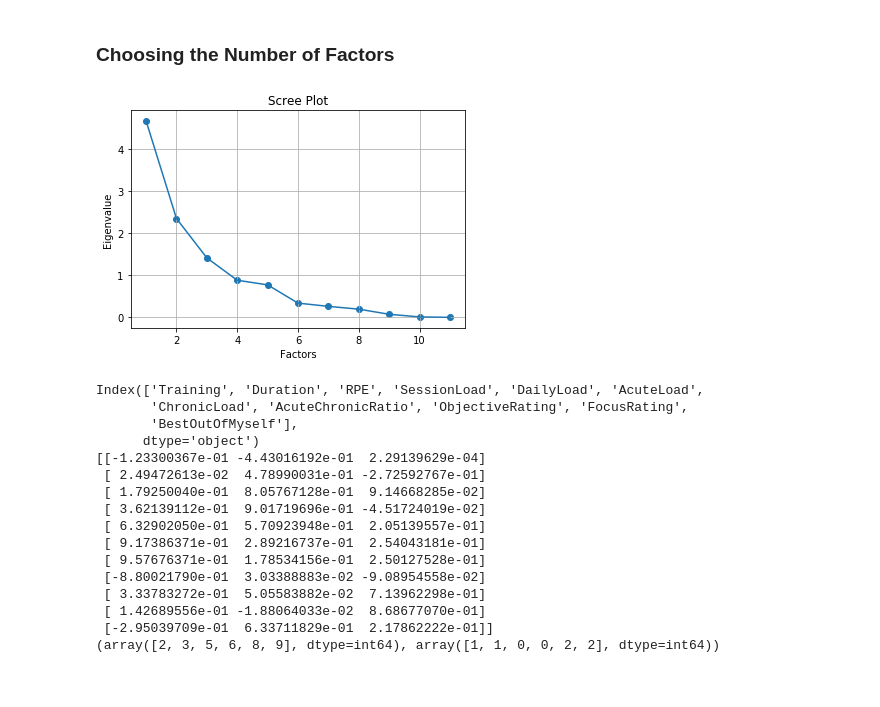
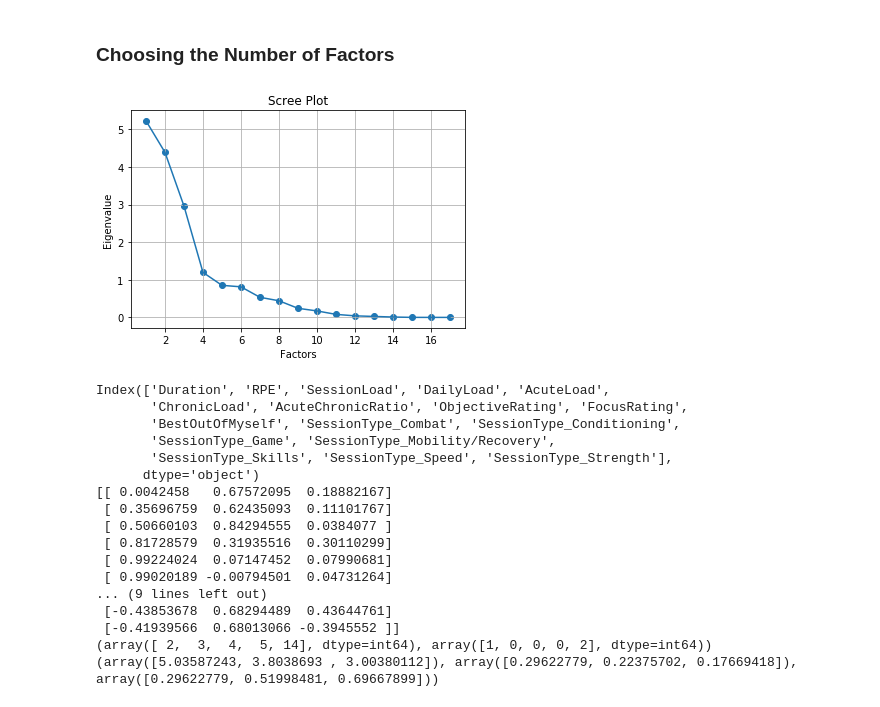
Before and after one commit to JoeRoussy/sta2453-project-1, a Jupyter notebook: rpe_factor_analysis.ipynb, the cells around one changed output. Cells and saved outputs as stored; diff of their text form; code cells hidden in the pictures.

Commit message:
separated no and yes trainings.

```diff
--- a/rpe_factor_analysis.ipynb
+++ b/rpe_factor_analysis.ipynb
@@ -159,0 +155,5 @@ We still need to drop date and player id before I make the factor analysis datas
+# %%
+print(len(rpe_df))
+training_yes = rpe_df[rpe_df['Training'] == 1].drop(['Training'], axis=1)
+training_no = rpe_df[rpe_df['Training'] == 0].drop(['Training'], axis=1)
+print(len(training_yes))
@@ -159,0 +197,8 @@ We still need to drop date and player id before I make the factor analysis datas
+# %%
+print(len(training_yes))
+tmp_df = training_no[training_no['SessionType']=='Conditioning']
+training_yes = pd.concat([training_yes, tmp_df])
+print(len(training_yes))
+print(len(training_no))
+training_no = training_no[training_no['SessionType'].isnull()]
+print(len(training_no))
@@ -160,4 +217,4 @@ We still need to drop date and player id before I make the factor analysis datas
 # %%
-df_with_dummies = pd.get_dummies( rpe_df, columns = ['SessionType'] )
-print(df_with_dummies.head())
+df_with_dummies = pd.get_dummies( training_yes, columns = ['SessionType'] )
+print(len(df_with_dummies),df_with_dummies.head())
 # %% [output]
@@ -204,0 +265,19 @@ df_with_dummies.corr()
+# %%
+player_data_yes = df_with_dummies.groupby('PlayerID',as_index = False).mean()
+print(player_data_yes.head())
+new_df_yes = player_data_yes.drop(['PlayerID'], axis=1)
+print(new_df_yes.corr())
+chi_square_value,p_value = calculate_bartlett_sphericity(new_df_yes)
+print(chi_square_value, p_value)
+
+yes_without_session_type = new_df_yes.drop(['SessionType_Combat',
+                                        'SessionType_Conditioning',
+                                       'SessionType_Game',
+                                       'SessionType_Mobility/Recovery',
+                                       'SessionType_Skills',
+                                       'SessionType_Speed',
+                                       'SessionType_Strength'],axis=1)
+print(yes_without_session_type.columns)
+
+kmo_all,kmo_model=calculate_kmo(yes_without_session_type)
+print(kmo_all, kmo_model)
@@ -248,39 +331,41 @@ Index(['Training', 'Duration', 'RPE', 'SessionLoad', 'DailyLoad', 'AcuteLoad',
 ### Choosing the Number of Factors
 # %%
 factor_number_tester = FactorAnalyzer(n_factors=10, rotation=None) # Using number of factors = number of columns
-factor_number_tester.fit(new_df)
+factor_number_tester.fit(new_df_yes)
 ev, v = factor_number_tester.get_eigenvalues()
 
-plt.scatter(range(1,new_df.shape[1]+1),ev)
-plt.plot(range(1,new_df.shape[1]+1),ev)
+plt.scatter(range(1,new_df_yes.shape[1]+1),ev)
+plt.plot(range(1,new_df_yes.shape[1]+1),ev)
 plt.title('Scree Plot')
 plt.xlabel('Factors')
 plt.ylabel('Eigenvalue')
 plt.grid()
 plt.show()
 # %% [output]
-[figure, old version]
+[figure, new version]
 # %%
 import numpy as np
 fa = FactorAnalyzer(3, rotation="varimax")
-fa.fit(new_df)
-print(new_df.columns)
+fa.fit(new_df_yes)
+print(new_df_yes.columns)
 print(fa.loadings_)
 print(np.where(fa.loadings_>0.7))
+print(fa.get_factor_variance())
 # %% [output]
-Index(['Training', 'Duration', 'RPE', 'SessionLoad', 'DailyLoad', 'AcuteLoad',
+Index(['Duration', 'RPE', 'SessionLoad', 'DailyLoad', 'AcuteLoad',
        'ChronicLoad', 'AcuteChronicRatio', 'ObjectiveRating', 'FocusRating',
-       'BestOutOfMyself'],
+       'BestOutOfMyself', 'SessionType_Combat', 'SessionType_Conditioning',
+       'SessionType_Game', 'SessionType_Mobility/Recovery',
+       'SessionType_Skills', 'SessionType_Speed', 'SessionType_Strength'],
       dtype='object')
-[[-1.23300367e-01 -4.43016192e-01  2.29139629e-04]
- [ 2.49472613e-02  4.78990031e-01 -2.72592767e-01]
- [ 1.79250040e-01  8.05767128e-01  9.14668285e-02]
- [ 3.62139112e-01  9.01719696e-01 -4.51724019e-02]
- [ 6.32902050e-01  5.70923948e-01  2.05139557e-01]
- [ 9.17386371e-01  2.89216737e-01  2.54043181e-01]
- [ 9.57676371e-01  1.78534156e-01  2.50127528e-01]
- [-8.80021790e-01  3.03388883e-02 -9.08954558e-02]
- [ 3.33783272e-01  5.05583882e-02  7.13962298e-01]
- [ 1.42689556e-01 -1.88064033e-02  8.68677070e-01]
- [-2.95039709e-01  6.33711829e-01  2.17862222e-01]]
-(array([2, 3, 5, 6, 8, 9], dtype=int64), array([1, 1, 0, 0, 2, 2], dtype=int64))
+[[ 0.0042458   0.67572095  0.18882167]
+ [ 0.35696759  0.62435093  0.11101767]
+ [ 0.50660103  0.84294555  0.0384077 ]
+ [ 0.81728579  0.31935516  0.30110299]
+ [ 0.99224024  0.07147452  0.07990681]
+ [ 0.99020189 -0.00794501  0.04731264]
+... (9 lines left out)
+ [-0.43853678  0.68294489  0.43644761]
+ [-0.41939566  0.68013066 -0.3945552 ]]
+(array([ 2,  3,  4,  5, 14], dtype=int64), array([1, 0, 0, 0, 2], dtype=int64))
+(array([5.03587243, 3.8038693 , 3.00380112]), array([0.29622779, 0.22375702, 0.17669418]), array([0.29622779, 0.51998481, 0.69667899]))
```
Also changed, not shown: parts of 22 cells of this notebook.
